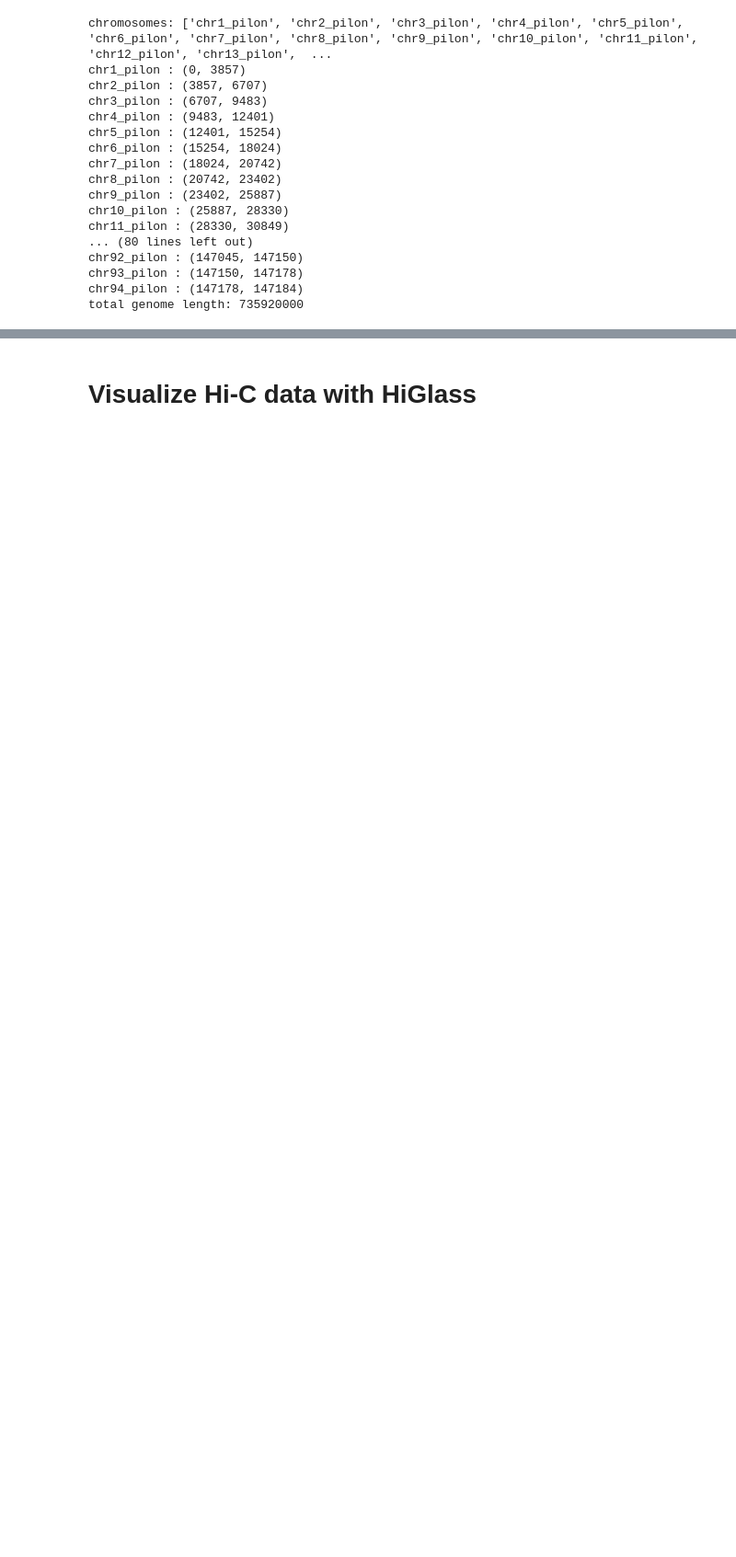
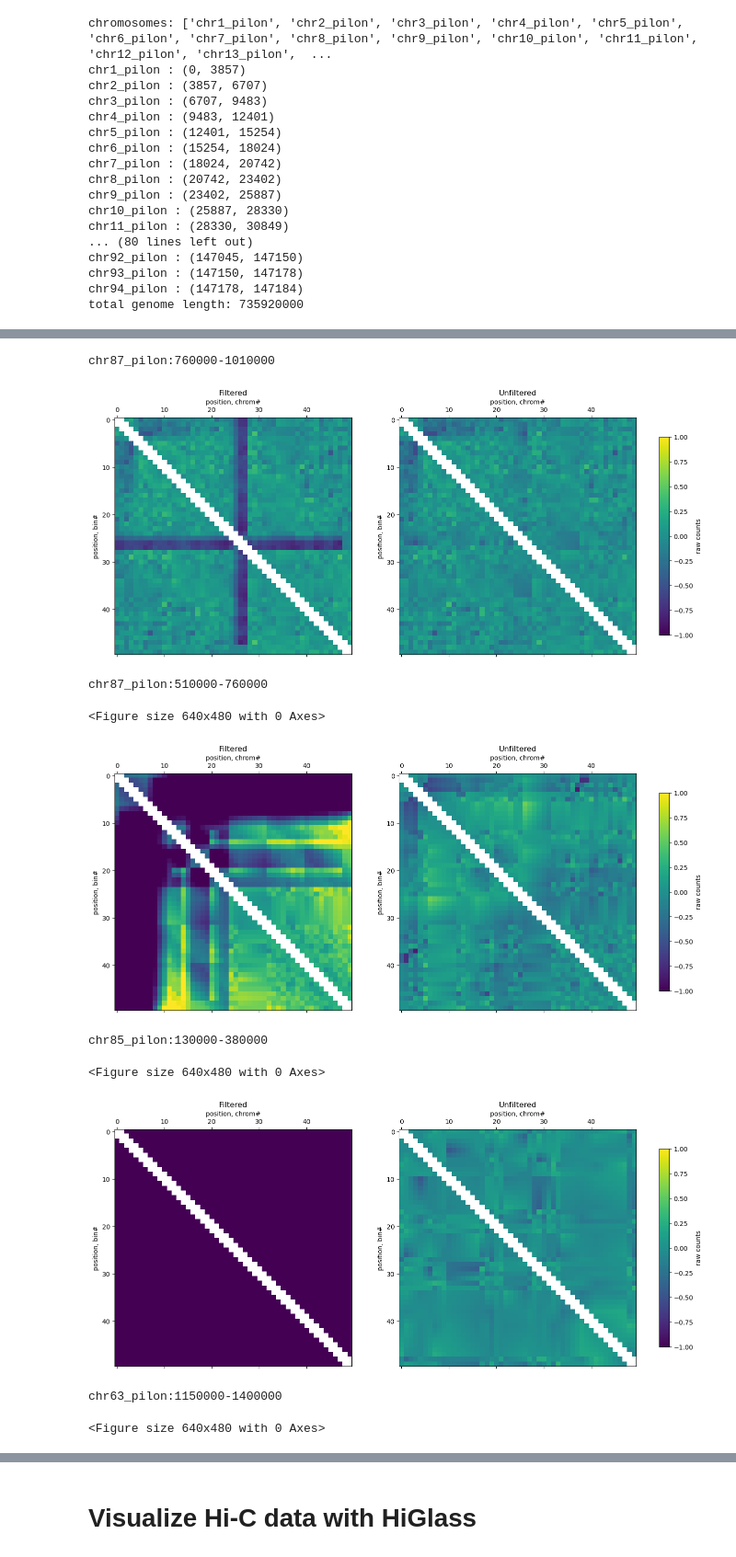
Before and after one commit to Yaoyx/Akita_dinoflagellate, a Jupyter notebook: visualization.ipynb, the cells around one changed output, grey strips where cells are left out. Shown at 92% size. Cells and saved outputs as stored; diff of their text form; code cells hidden in the pictures; blank space fills up the shorter version.

```diff
--- a/visualization.ipynb
+++ b/visualization.ipynb
@@ -62,0 +125,76 @@ f.set_size_inches(16, 8)
+# %%
+import sys
+sys.path.append('/home1/yxiao977/labwork/Akita_dinoflagellate/')
+import data_util
+
+clr = cooler.Cooler('/home1/yxiao977/sc1/test_func/test.cool')
+cis_total_filter = data_util.cis_total_ratio_filter(0.5)
+bin_mask = data_util.generate_bin_mask(clr, [cis_total_filter])
+bad_bins = clr.bins()[:].loc[~bin_mask * (clr.bins()[:]['weight'] > 0)]
+# %%
+train_indices =  []
+for i, row in bad_bins.iterrows():
+    train_indices.append(np.where((sequences2['chr'].values == row['chrom']) *
+                            (sequences2['start'].values <= row['start'])*
+                            (sequences2['stop'].values >=  row['end']))[0])
+train_indices = np.unique(train_indices)
+train_indices = [v[0] for v in train_indices[1:]]
+# %%
+from cooltools.lib.numutils import set_diag
+# Visualize train slices
+
+# train_indices = np.random.randint(low=0, high=len(sequences_train.index) - 1, size=100)
+
+target_index = 0 # HFF
+
+for train_index in train_indices:
+
+    chrm, seq_start, seq_end = sequences_train.iloc[train_index][0:3]
+    myseq_str = chrm+':'+str(seq_start)+'-'+str(seq_end)
+    print(' ')
+    print(myseq_str)
+
+    train_target = train_targets[train_index:train_index+1,:,:]
+
+    target_index = 0
+    target_length1_cropped = 50
+    hic_diag = 2
+    vmin=-1
+    vmax=1
+
+    f, axs = plt.subplots(1, 2)
+    # plot filtered
+    mat = from_upper_triu(train_target[:,:,target_index], target_length1_cropped, hic_diags)
+    im = axs[0].matshow(mat, vmax=vmax, vmin=vmin)
+    axs[0].set(xlabel='position, chrom#', ylabel='position, bin#')
+    axs[0].xaxis.set_label_position('top')
+    axs[0].title.set_text('Filtered')
+
+    # plot original
+    origi_index = np.where( (sequences2['chr'].values== chrm) *
+                         (sequences2['start'].values== int(seq_start))*
+                         (sequences2['stop'].values==  int(seq_end)))[0][0]
+    train_target2 = train_targets2[origi_index:origi_index+1,:,:]
+    mat = from_upper_triu(train_target2[:,:,target_index], target_length1_cropped, hic_diags)
+    im = axs[1].matshow(mat, vmax=vmax, vmin=vmin)
+    axs[1].set(xlabel='position, chrom#', ylabel='position, bin#')
+    axs[1].xaxis.set_label_position('top')
+    axs[1].title.set_text('Unfiltered')
+
+    f.colorbar(im, fraction=0.046, pad=0.04, label='raw counts', ax=axs, shrink=0.7)
+    f.set_size_inches(16, 8)
+
+    # f.savefig(f'/home1/yxiao977/sc1/train_akita/data/fil_vs_unfil_plots/{myseq_str}.png')
+    plt.show()
+    plt.clf()
+# %% [output]
+chr87_pilon:760000-1010000
+[figure, added]
+chr87_pilon:510000-760000
+<Figure size 640x480 with 0 Axes>
+[figure, added]
+chr85_pilon:130000-380000
+<Figure size 640x480 with 0 Axes>
+[figure, added]
+chr63_pilon:1150000-1400000
+<Figure size 640x480 with 0 Axes>
```
Also changed, not shown: parts of 8 cells of this notebook, 3 other files.
